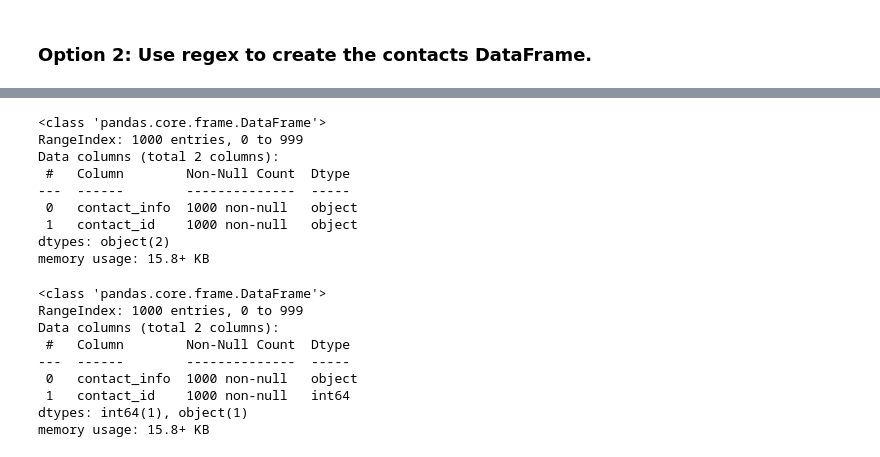
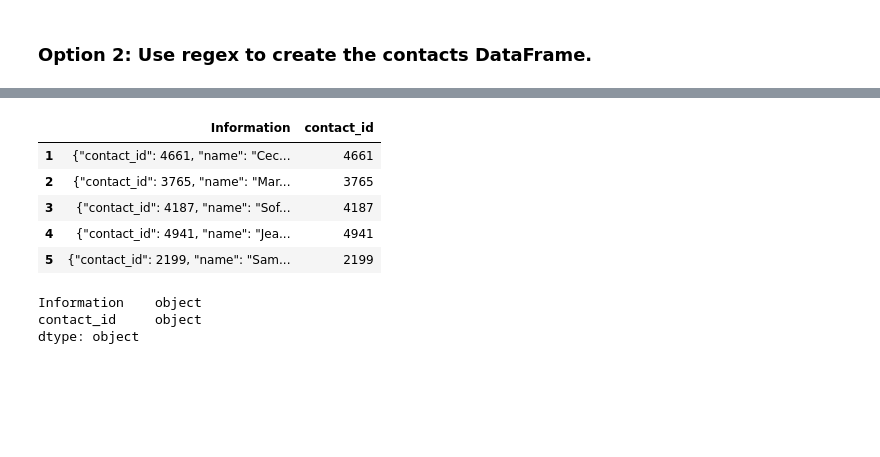
Before and after one commit to anisha-kishore/Crowdfunding_ETL, a Jupyter notebook: ETL_Mini_Project_AKishore_MSpence.ipynb, the cells around one changed output, grey strips where cells are left out. Saved outputs shown, nothing was run; the diff lists cells and outputs as text; code cells hidden in the pictures; blank space fills up the shorter version.

```diff
--- a/ETL_Mini_Project_AKishore_MSpence.ipynb
+++ b/ETL_Mini_Project_AKishore_MSpence.ipynb
@@ -385,0 +260,3 @@ contact_info_df_copy.head()
+# %%
+contact_info_df_copy = contact_info_df_copy.rename(columns={"   ":"Information"})
+contact_info_df_copy=contact_info_df_copy.iloc[1: , :]
@@ -386,28 +271,28 @@ contact_info_df_copy.head()
+# %%
+# Extract the four-digit contact ID number.
+#https://saturncloud.io/blog/how-to-apply-regex-to-a-pandas-dataframe/
+#https://note.nkmk.me/en/python-pandas-split-extract/
+p='(\d{4})'
+contact_id_column_from_df= contact_info_df_copy['Information']
+contact_info= contact_id_column_from_df.str.slice(14).str.extract(p)
+contact_info_df_copy['contact_id']=contact_info
+contact_info_df_copy.head()
+# %% [output]
+|  | Information | contact_id |
+| 1 | {"contact_id": 4661, "name": "Cec... | 4661 |
+| 2 | {"contact_id": 3765, "name": "Mar... | 3765 |
+| 3 | {"contact_id": 4187, "name": "Sof... | 4187 |
+| 4 | {"contact_id": 4941, "name": "Jea... | 4941 |
+| 5 | {"contact_id": 2199, "name": "Sam... | 2199 |
 # %%
 # Check the datatypes.
 contact_info_df_copy.dtypes
 # %% [output]
-<class 'pandas.core.frame.DataFrame'>
-RangeIndex: 1000 entries, 0 to 999
-Data columns (total 2 columns):
- #   Column        Non-Null Count  Dtype
----  ------        --------------  -----
- 0   contact_info  1000 non-null   object
- 1   contact_id    1000 non-null   object
-dtypes: object(2)
-memory usage: 15.8+ KB
+Information    object
+contact_id     object
+dtype: object
 # %%
 # Convert the "contact_id" column to an int64 data type.
 contact_info_df_copy[['contact_id']]=contact_info_df_copy[['contact_id']].astype('int64')
-# %% [output]
-<class 'pandas.core.frame.DataFrame'>
-RangeIndex: 1000 entries, 0 to 999
-Data columns (total 2 columns):
- #   Column        Non-Null Count  Dtype
----  ------        --------------  -----
- 0   contact_info  1000 non-null   object
- 1   contact_id    1000 non-null   int64
-dtypes: int64(1), object(1)
-memory usage: 15.8+ KB
 # %%
 # Extract the name of the contact and add it to a new column.
```
Also changed, not shown: parts of 28 cells of this notebook.
